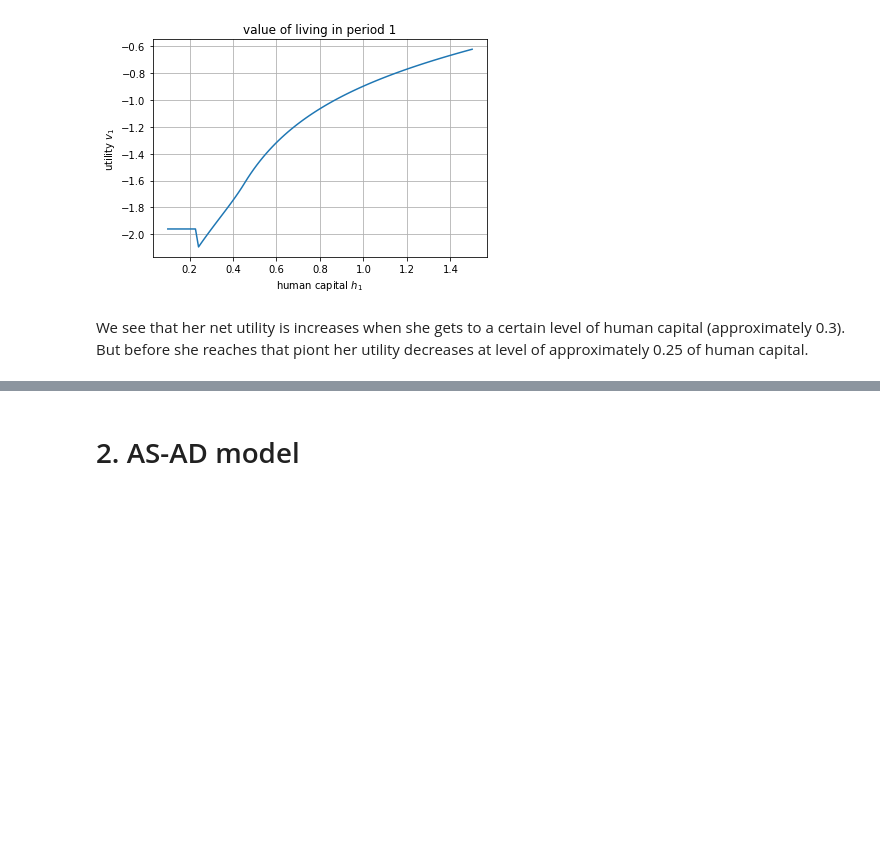
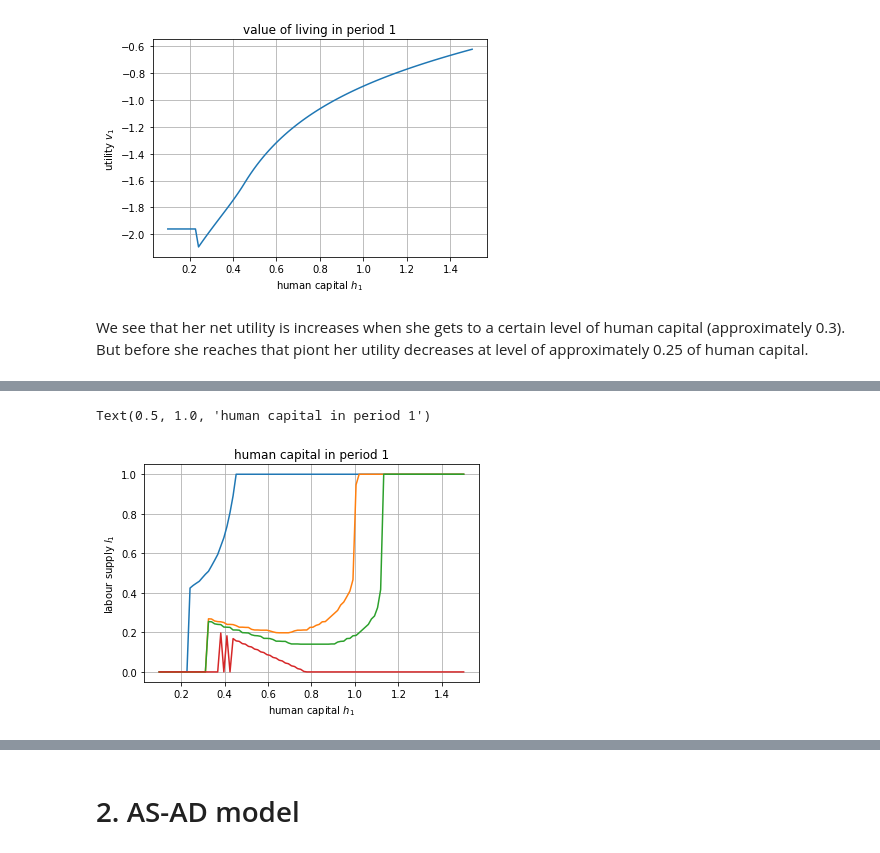
Before and after one commit to NumEconCopenhagen/projects-2019-tba, a Jupyter notebook: examproject/exam_2019.ipynb, the cells around one changed output, grey strips where cells are left out. Drawn from its saved outputs; the diff is of its cells as text; code cells hidden in the pictures; blank space fills up the shorter version.

```diff
--- a/examproject/exam_2019.ipynb
+++ b/examproject/exam_2019.ipynb
@@ -283,0 +332,22 @@ We see that her net utility is increases when she gets to a certain level of hum
+# %%
+# solve
+h1_vec,v1_vec,l1_vec = solve_period_1(w,b,rho,beta,Delta,gamma,v2_interp)
+
+h1_vec1,v1_vec1,l1_vec1 = solve_period_1(0.9,b,rho,beta,Delta,gamma,v2_interp)
+h1_vec2,v1_vec2,l1_vec2 = solve_period_1(0.8,b,rho,beta,Delta,gamma,v2_interp)
+h1_vec3,v1_vec3,l1_vec3 = solve_period_1(0.5,b,rho,beta,Delta,gamma,v2_interp)
+
+# illustrat
+fig = plt.figure()
+ax = fig.add_subplot(1,1,1)
+ax.plot(h1_vec,l1_vec)
+ax.plot(h1_vec1,l1_vec1)
+ax.plot(h1_vec2,l1_vec2)
+ax.plot(h1_vec3,l1_vec3)
+ax.grid()
+ax.set_xlabel('human capital $h_1$')
+ax.set_ylabel('labour supply $l_1$')
+ax.set_title('human capital in period 1')
+# %% [output]
+Text(0.5, 1.0, 'human capital in period 1')
+[figure, added]
```
Also changed, not shown: parts of 6 cells of this notebook.
